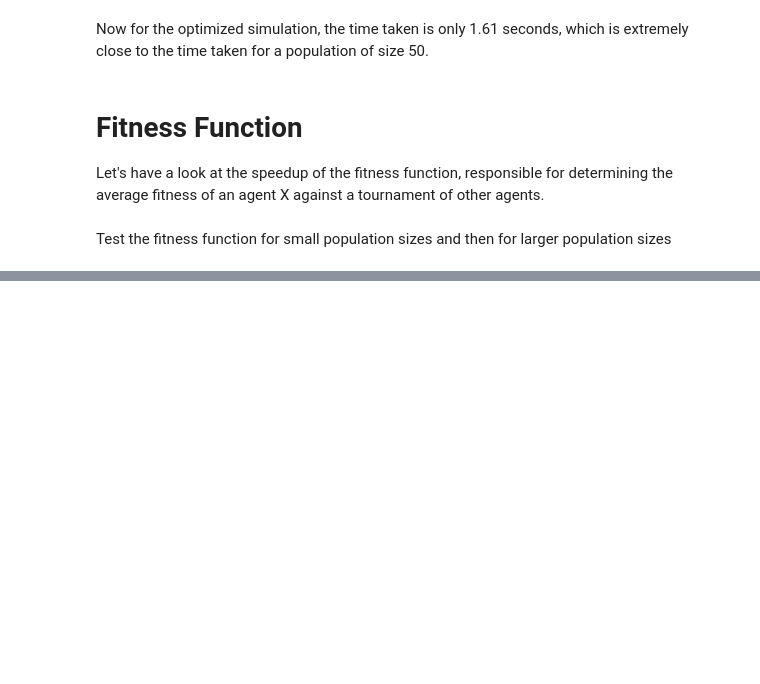
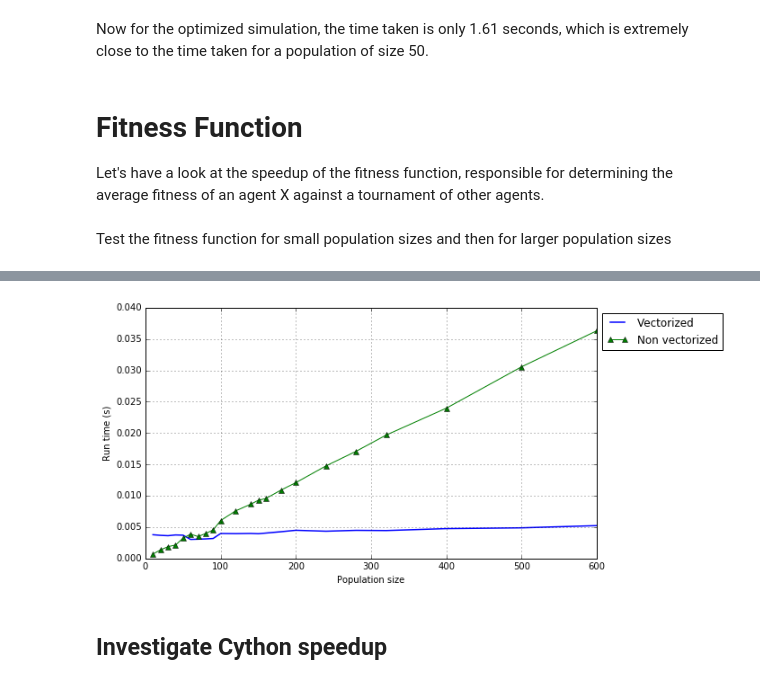
Before and after one commit to konradcybulski/GameTheory1041, a Jupyter notebook: Python_Resources/SimulationOptimization.ipynb, the cells around one changed output, grey strips where cells are left out. Cells and saved outputs as stored; diff of their text form; code cells hidden in the pictures; blank space fills up the shorter version.

```diff
--- a/Python_Resources/SimulationOptimization.ipynb
+++ b/Python_Resources/SimulationOptimization.ipynb
@@ -132,0 +137,3 @@ for _ in range(population_size):
+# %%
+%%timeit
+SimulationInstanceVectorized.fitness_function(0, 1, variables)
@@ -138,6 +147,5 @@ variables = InstanceVariables(runs, generations, population_size, mutation_rate,
                               socialnorm, cost, benefit)
 # %%
 %%timeit
-for _ in range(population_size):
-    SimulationInstance.fitness_function(0, 1, variables)
+SimulationInstance.fitness_function(0, 1, variables)
 # %% [output]
@@ -144,0 +153,3 @@ for _ in range(population_size):
+# %%
+%%timeit
+SimulationInstanceVectorized.fitness_function(0, 1, variables)
@@ -144,0 +160,14 @@ for _ in range(population_size):
+# %%
+non_vectorized_times = []
+vectorized_times = []
+p_sizes = [10, 20, 30, 40, 50, 60, 70, 80, 90, 100, 120, 140, 150, 160, 180, 200, 240, 280, 320, 400, 500, 600]
+for p_size in p_sizes:
+    population_size = p_size
+    variables = InstanceVariables(runs, generations, population_size, mutation_rate,
+                                  execution_error, reputation_assignment_error,
+                                  private_assessment_error, reputation_update_probability,
+                                  socialnorm, cost, benefit)
+    non_vector_result = %timeit -o SimulationInstance.fitness_function(0, 1, variables)
+    vector_result = %timeit -o SimulationInstanceVectorized.fitness_function(0, 1, variables)
+    non_vectorized_times.append(non_vector_result)
+    vectorized_times.append(vector_result)
@@ -144,0 +192,20 @@ for _ in range(population_size):
+# %%
+v_times = [time_obj.best for time_obj in vectorized_times]
+non_v_times = [time_obj.best for time_obj in non_vectorized_times]
+line_vectorized, = plt.plot(p_sizes, v_times, linewidth=1.5, label='Vectorized')
+line_non_vectorized, = plt.plot(p_sizes, non_v_times, label='Non vectorized', marker='^')
+# plt.ylim((-0.01, 1.05))
+# plt.xlim((-0.1, 125))
+plt.legend(handles=[line_vectorized, line_non_vectorized], loc='upper left', bbox_to_anchor=(1,1))
+plt.grid(b=True, which='both')
+plt.rcParams["figure.figsize"][0] = 9
+plt.rcParams["figure.figsize"][1] = 5
+# plt.xticks([10*i for i in range(13)])
+# plt.yticks([0.1*i for i in range(11)])
+plt.ylabel('Run time (s)')
+plt.xlabel('Population size')
+plt.show()
+# %% [output]
+[figure, added]
+# %% [markdown]
+## Investigate Cython speedup
```
Also changed, not shown: parts of 16 cells of this notebook, 42 other files.
